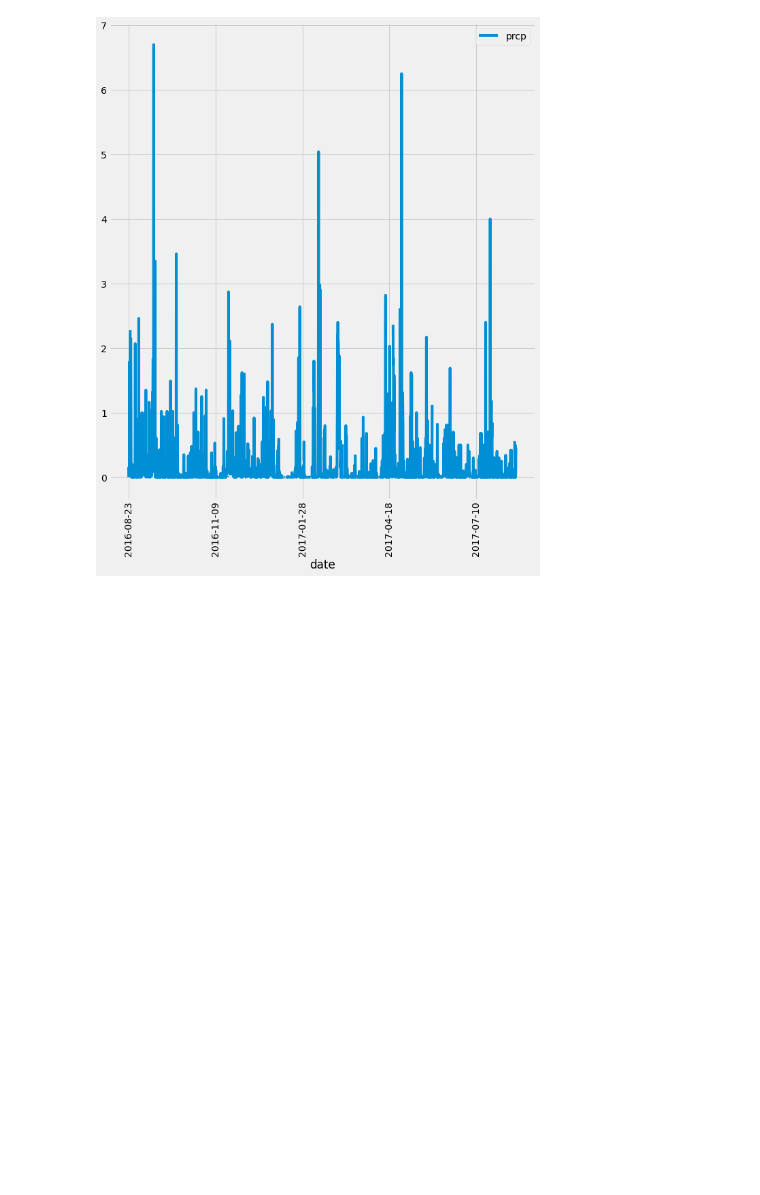
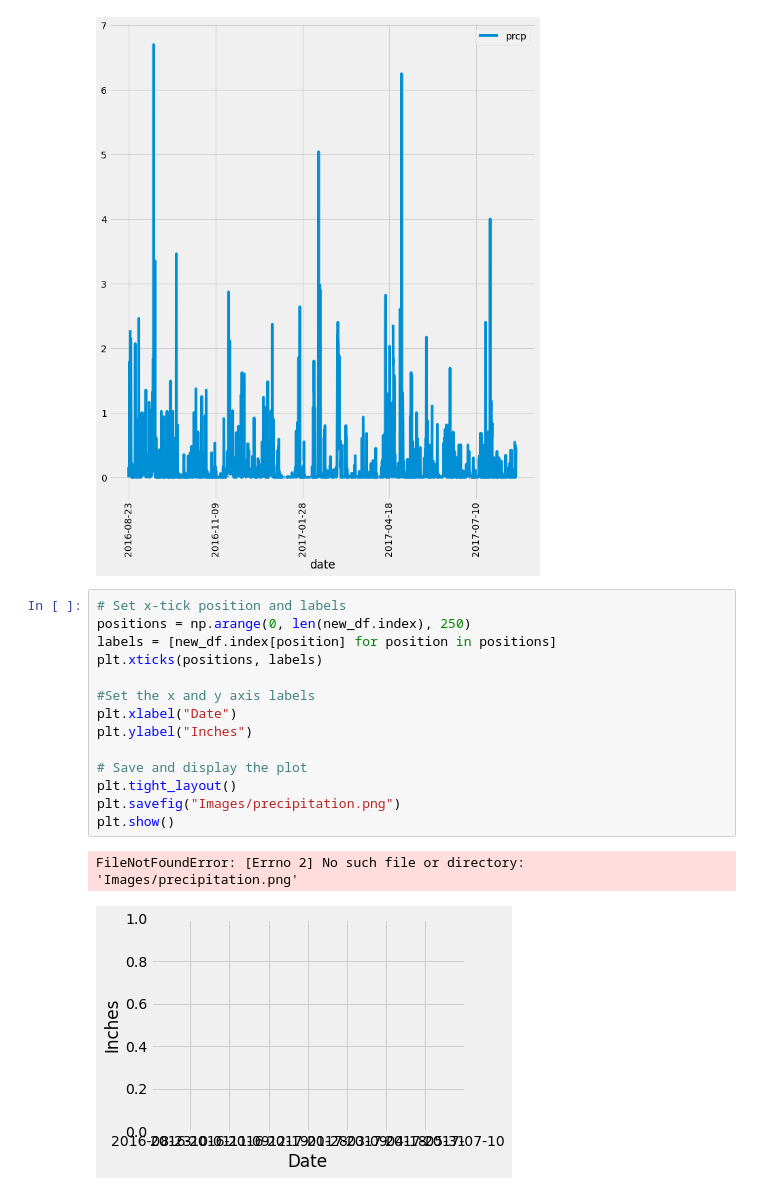
Before and after one commit to Prarthna-design/sqlalchemy-challenge, a Jupyter notebook: climate_analysis.ipynb, the cells around one changed output. Saved outputs shown, nothing was run; the diff lists cells and outputs as text; blank space fills up the shorter version.

```diff
--- a/climate_analysis.ipynb
+++ b/climate_analysis.ipynb
@@ -85,3 +85,20 @@ new_df.plot(rot=90, figsize=(10,12))
 # %% [output]
 <AxesSubplot:xlabel='date'>
 [figure]
+# %%
+# Set x-tick position and labels
+positions = np.arange(0, len(new_df.index), 250)
+labels = [new_df.index[position] for position in positions]
+plt.xticks(positions, labels)
+
+#Set the x and y axis labels
+plt.xlabel("Date")
+plt.ylabel("Inches")
+
+# Save and display the plot
+plt.tight_layout()
+plt.savefig("Images/precipitation.png")
+plt.show()
+# %% [output]
+FileNotFoundError: [Errno 2] No such file or directory: 'Images/precipitation.png'
+[figure, added]
```
Also changed, not shown: 6 other files.
